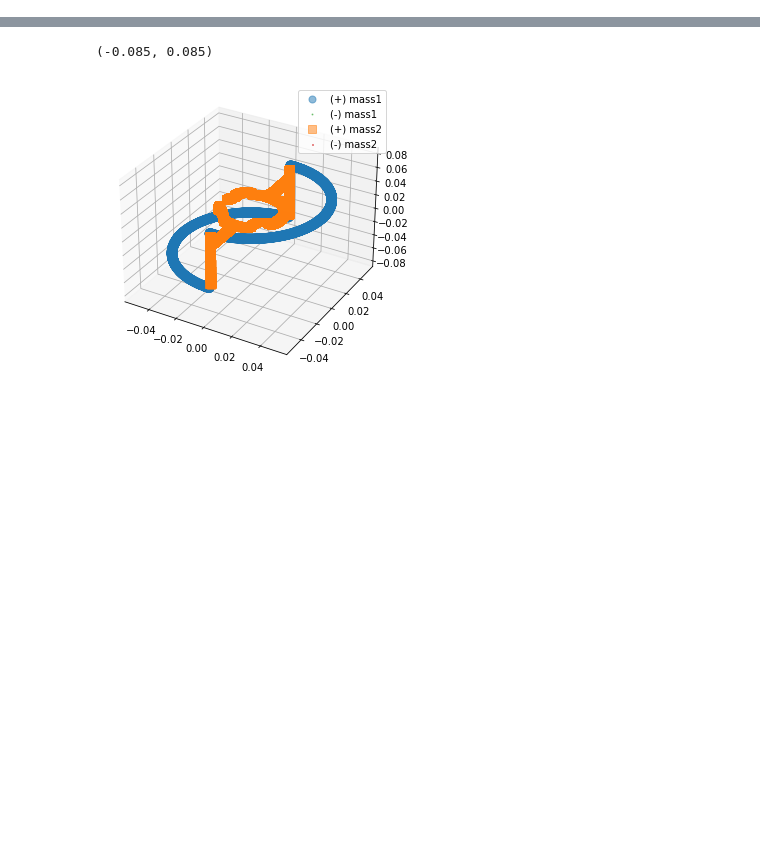
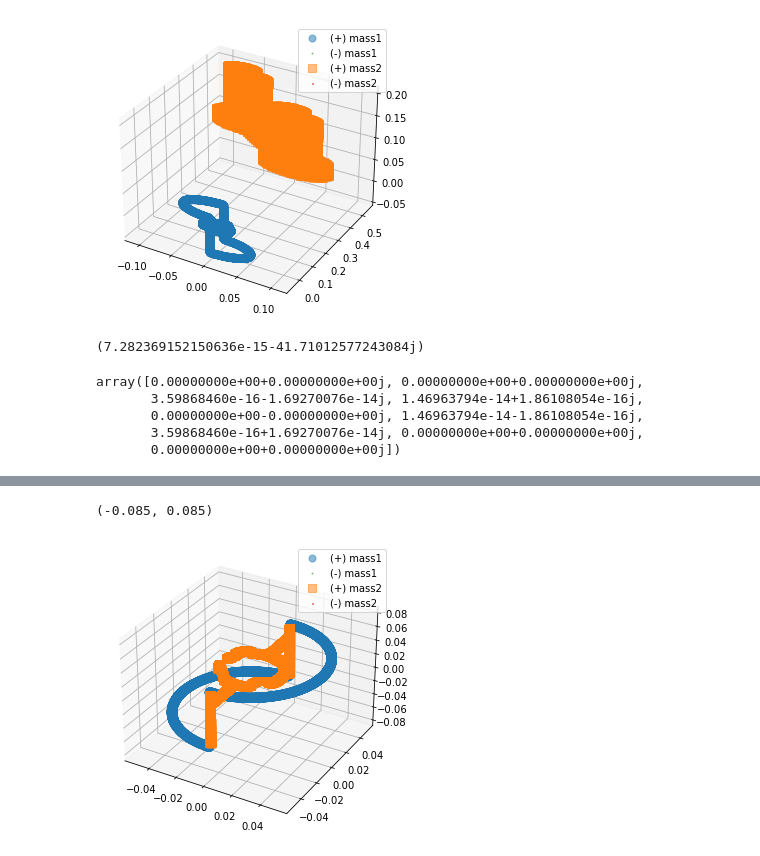
Before and after one commit to JoeyTurn/grav_physics, a Jupyter notebook: GravMomentCalculations.ipynb, the cells around one changed output, grey strips where cells are left out. Drawn from its saved outputs; the diff is of its cells as text; code cells hidden in the pictures; blank space fills up the shorter version.

Commit message:
Updated to give better estimate for turntable/grad

```diff
--- a/GravMomentCalculations.ipynb
+++ b/GravMomentCalculations.ipynb
@@ -226,0 +168,7 @@ plt.show()
+# %%
+rotation_vector = [0, 13.625*INCH, 3.5*INCH]
+neg_rotation_vector = [0, -13.625*INCH, -3.5*INCH]
+rotator = np.concatenate([get_rotator()[0], get_rotator()[1]])
+grad = np.concatenate([get_gradiometer()[0], get_gradiometer()[1]])
+rotator = rotate_trans(rotator, rotation = np.pi/2)
+rotator = rotate_trans(rotator, translation = rotation_vector)
@@ -226,0 +179,8 @@ plt.show()
+# %%
+rotator = rotate_trans(rotator, translation = neg_rotation_vector)
+rotator = rotate_trans(rotator, rotation = np.pi*1/6)
+rotator = rotate_trans(rotator, translation = rotation_vector)
+#print(p2m.Qmomentsb(4, rotator)[2, 5])
+fig, ax = glb.display_points(grad, rotator)
+# %% [output]
+[figure, added]
@@ -226,0 +190,4 @@ plt.show()
+# %%
+rotatormoments[2, 5]
+# %% [output]
+(7.282369152150636e-15-41.71012577243084j)
@@ -226,0 +216,8 @@ plt.show()
+# %%
+nlms[0, 2]
+# %% [output]
+array([0.00000000e+00+0.00000000e+00j, 0.00000000e+00+0.00000000e+00j,
+       3.59868460e-16-1.69270076e-14j, 1.46963794e-14+1.86108054e-16j,
+       0.00000000e+00-0.00000000e+00j, 1.46963794e-14-1.86108054e-16j,
+       3.59868460e-16+1.69270076e-14j, 0.00000000e+00+0.00000000e+00j,
+       0.00000000e+00+0.00000000e+00j])
```
Also changed, not shown: parts of 39 cells of this notebook.
